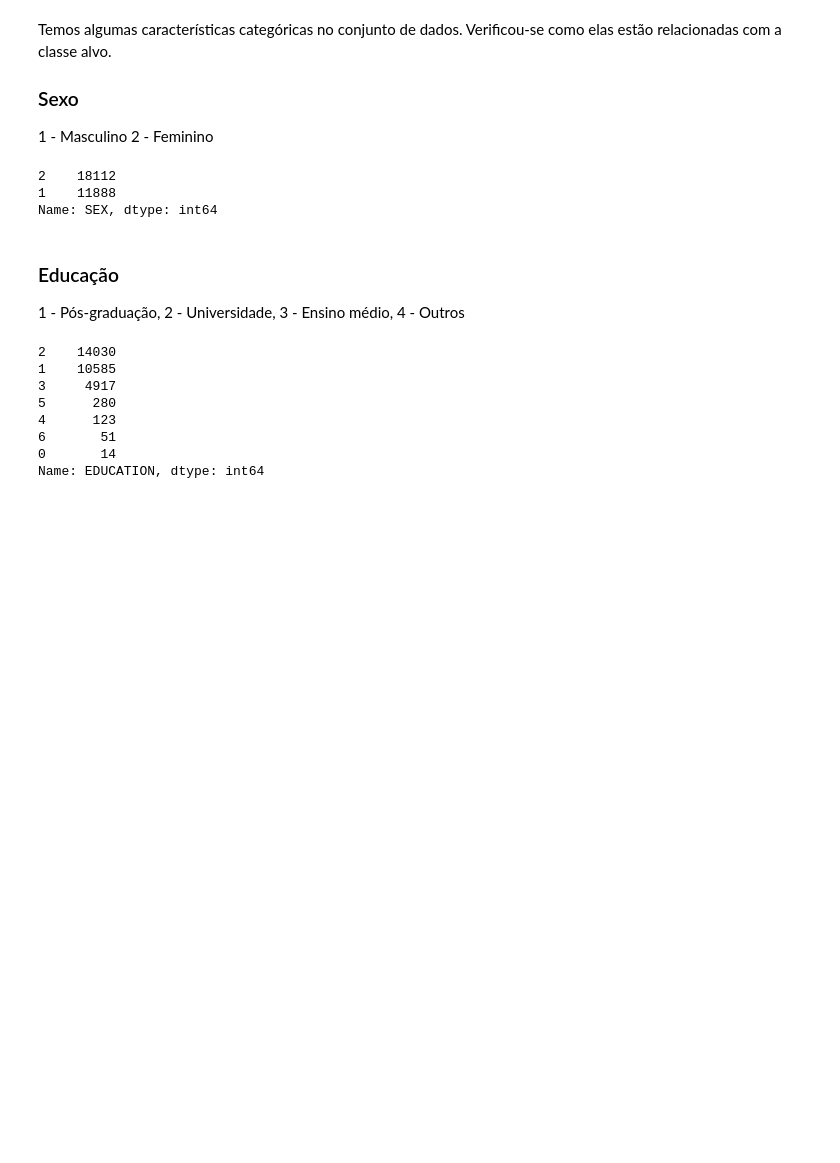
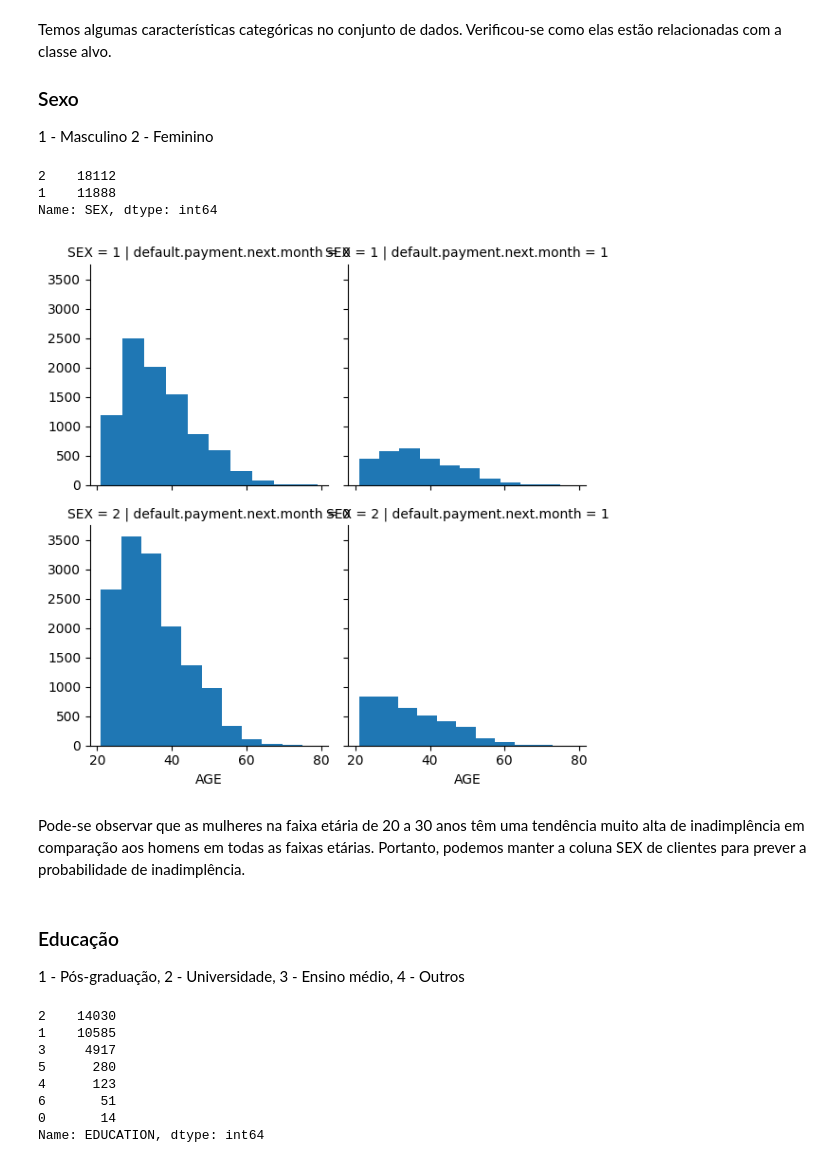
Before and after one commit to FabricioLealRS/Default-Payments-of-Credit-Card, a Jupyter notebook: Cartão_de_crédito_Previsão_de_Inadimplência_V1.ipynb, the cells around one changed output. Cells and saved outputs as stored; diff of their text form; code cells hidden in the pictures; blank space fills up the shorter version.

```diff
--- a/Cartão_de_crédito_Previsão_de_Inadimplência_V1.ipynb
+++ b/Cartão_de_crédito_Previsão_de_Inadimplência_V1.ipynb
@@ -257,6 +257,13 @@ df['SEX'].value_counts()
 2    18112
 1    11888
 Name: SEX, dtype: int64
+# %%
+g = sns.FacetGrid(defaulters, row='SEX', col='default.payment.next.month')
+g = g.map(plt.hist, 'AGE')
+# %% [output]
+[figure, added]
+# %% [markdown]
+Pode-se observar que as mulheres na faixa etária de 20 a 30 anos têm uma tendência muito alta de inadimplência em comparação aos homens em todas as faixas etárias. Portanto, podemos manter a coluna SEX de clientes para prever a probabilidade de inadimplência.
 # %% [markdown]
 ### Educação
 
```
Also changed, not shown: parts of 7 cells of this notebook.
